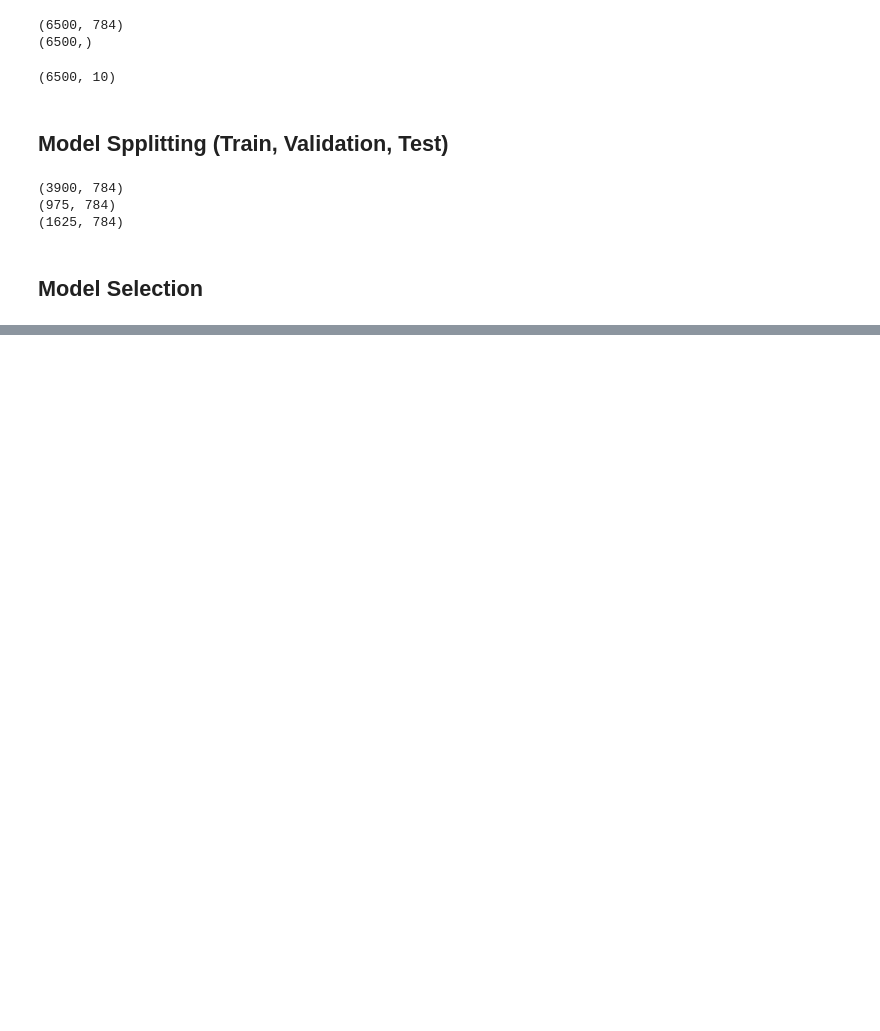
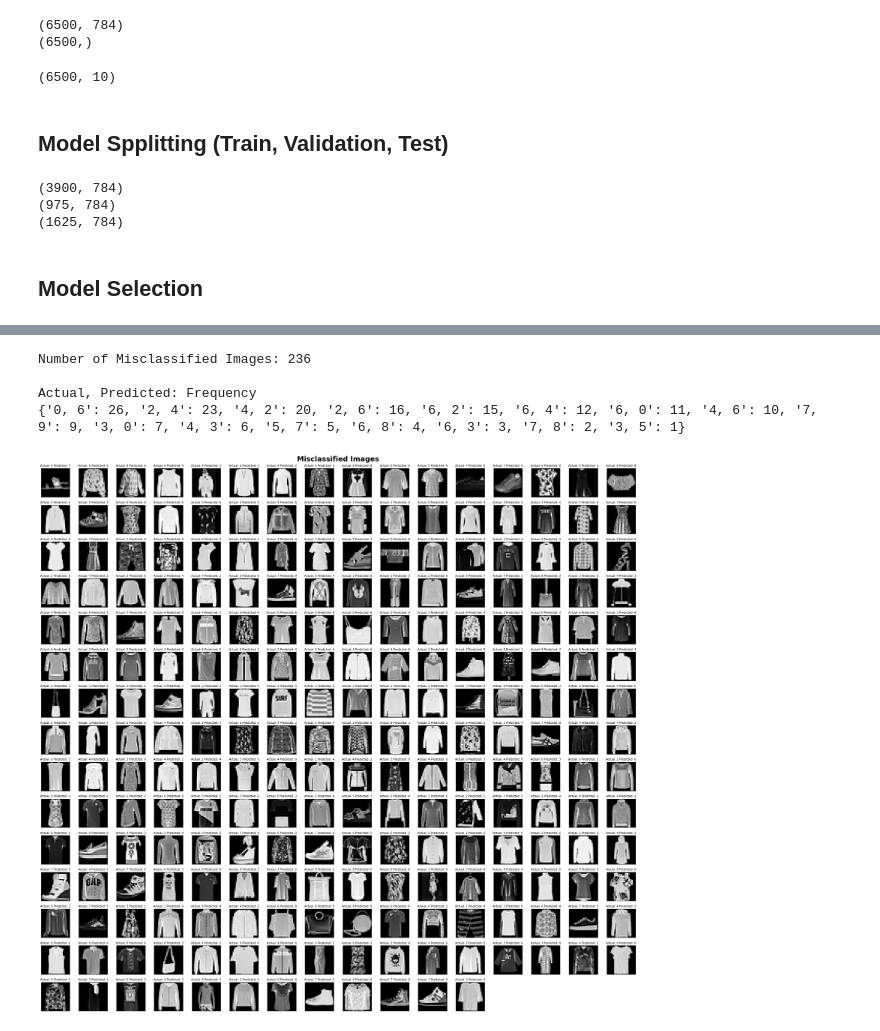
Before and after one commit to Ardavasd56/CS4341_Project3, a Jupyter notebook: CS4341_Project2.ipynb, the cells around one changed output, grey strips where cells are left out. Saved outputs shown, nothing was run; the diff lists cells and outputs as text; code cells hidden in the pictures; blank space fills up the shorter version.

```diff
--- a/CS4341_Project2.ipynb
+++ b/CS4341_Project2.ipynb
@@ -229,0 +239,55 @@ Text(33.0, 0.5, 'Actual')
+# %%
+reshape_image = np.reshape(x_test, (len(x_test), round(math.sqrt(28*28)), round(math.sqrt(28*28))))
+
+# Count how many misclassified images there are
+count = 0
+for i in range(len(prediction)):
+    if np.argmax(prediction[i]) != np.argmax(y_test[i]):
+        count += 1
+print("Number of Misclassified Images: " + str(count))
+
+fig = plt.figure(figsize=(30, 30))
+fig.suptitle("Misclassified Images\n", fontweight="bold", fontsize=25)
+fig.patch.set_facecolor('white')
+
+image_index = 0
+figure_size = 1
+frequency = {}
+
+while image_index < len(reshape_image) and figure_size < math.ceil(math.sqrt(count)) * math.ceil(math.sqrt(count)):
+    if np.argmax(prediction[image_index]) != np.argmax(y_test[image_index]):
+        fig.add_subplot(math.ceil(math.sqrt(count)), math.ceil(math.sqrt(count)), figure_size)
+        figure_size += 1
+
+        plt.gca().xaxis.set_visible(False)
+        plt.gca().yaxis.set_visible(False)
+
+        if str(np.argmax(y_test[image_index])) + ', '  + str(np.argmax(prediction[image_index])) in frequency.keys():
+            frequency[str(np.argmax(y_test[image_index])) + ', '  + str(np.argmax(prediction[image_index]))] += 1
+        else:
+            frequency[str(np.argmax(y_test[image_index])) + ', '  + str(np.argmax(prediction[image_index]))] = 1
+
+        title = "Actual: " + str(np.argmax(y_test[image_index])) + " Predicted: " + str(np.argmax(prediction[image_index]))
+        plt.title(title, fontsize=10)
+        plt.imshow(reshape_image[image_index], cmap='gray')
+    image_index += 1
+
+plt.tight_layout()
+sorted_values = sorted(frequency.values(), reverse=True)
+sorted_dict = {}
+
+for i in sorted_values:
+    for k in frequency.keys():
+        if frequency[k] == i:
+            sorted_dict[k] = frequency[k]
+            break
+
+print("\nActual, Predicted: Frequency \n" + str(sorted_dict))
+
+plt.savefig("misclassified_images.png")
+# %% [output]
+Number of Misclassified Images: 236
+
+Actual, Predicted: Frequency
+{'0, 6': 26, '2, 4': 23, '4, 2': 20, '2, 6': 16, '6, 2': 15, '6, 4': 12, '6, 0': 11, '4, 6': 10, '7, 9': 9, '3, 0': 7, '4, 3': 6, '5, 7': 5, '6, 8': 4, '6, 3': 3, '7, 8': 2, '3, 5': 1}
+[figure, added]
```
Also changed, not shown: parts of 5 cells of this notebook, 6 other files.
